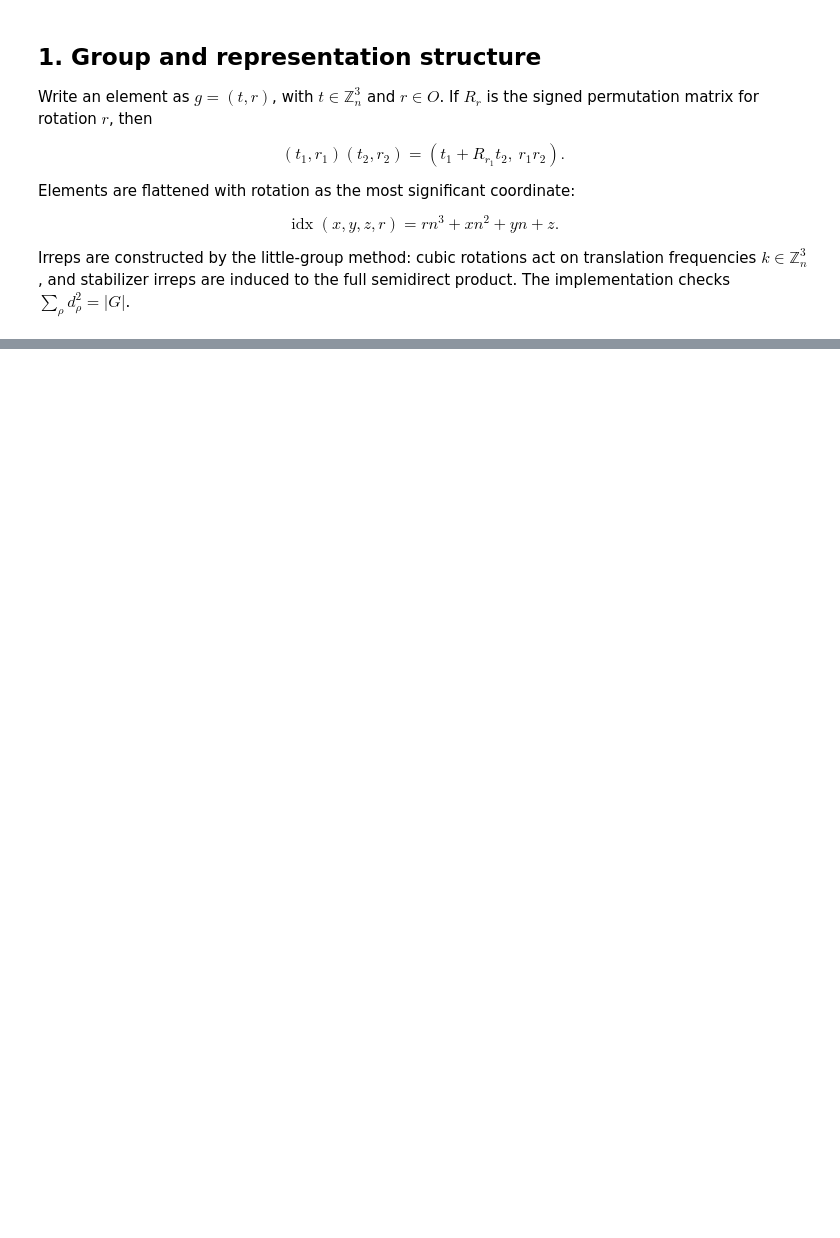
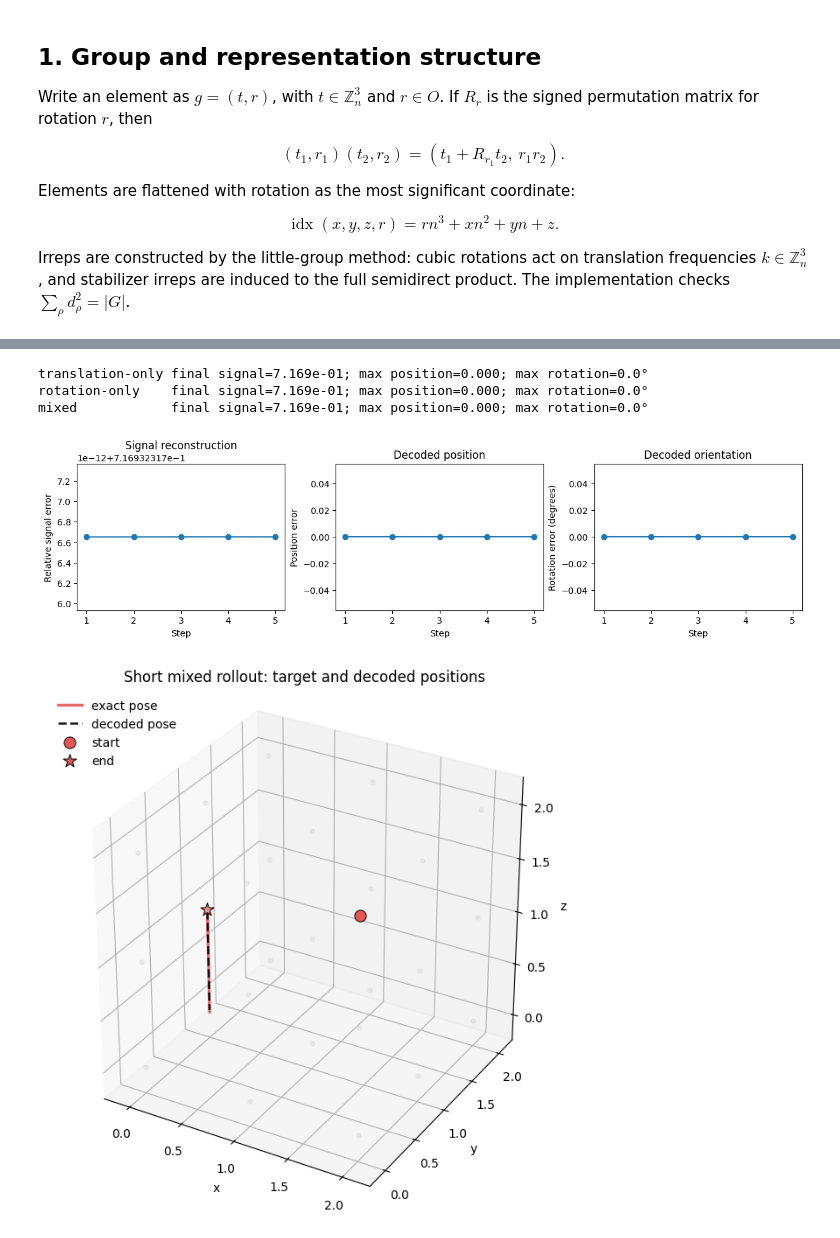
Before and after one commit to geometric-intelligence/grids-and-groups, a Jupyter notebook: notebooks/constructed_networks/rnn_constructed_discrete_SE3.ipynb, the cells around one changed output, grey strips where cells are left out. Cells and saved outputs as stored; diff of their text form; code cells hidden in the pictures; blank space fills up the shorter version.

Commit message:
Revert "clean up notebooks, add Cn^2\rtimesA4 version of DiscreteSE(3)"
This reverts commit ac73d467101c0de8a916d585af7663f1a2b64c48.

```diff
--- a/notebooks/constructed_networks/rnn_constructed_discrete_SE3.ipynb
+++ b/notebooks/constructed_networks/rnn_constructed_discrete_SE3.ipynb
@@ -63,3 +77,15 @@ Elements are flattened with rotation as the most significant coordinate:
 $$\operatorname{idx}(x,y,z,r)=rn^3+xn^2+yn+z.$$
 
 Irreps are constructed by the little-group method: cubic rotations act on translation frequencies $k\in\mathbb{Z}_n^3$, and stabilizer irreps are induced to the full semidirect product. The implementation checks $\sum_\rho d_\rho^2=|G|$.
+# %%
+G_exact = DiscreteSE3Group(n=2)
+irreps_exact = G_exact.irreps()
+dimension_counts = Counter(irrep.dim for irrep in irreps_exact)
+exact_width = sum(hidden_width(irrep) for irrep in irreps_exact)
+
+print(f"|G| = {G_exact.order}")
+print(f"number of irreps = {len(irreps_exact)}")
+print("irrep dimension counts =", dict(sorted(dimension_counts.items())))
+print("Peter–Weyl sum =", sum(irrep.dim**2 for irrep in irreps_exact))
+print("all-irrep hidden width =", exact_width)
+assert sum(irrep.dim**2 for irrep in irreps_exact) == G_exact.order
@@ -261,4 +381,44 @@ rotation_z_90 = rotation_index(
     G,
     [[0, -1, 0], [1, 0, 0], [0, 0, 1]],
 )
+
+sequences = {
+    "translation-only": [G.encode(1, 0, 0, 0)] * 4,
+    "rotation-only": [G.encode(0, 0, 0, rotation_z_90)] * 4,
+    "mixed": [
+        G.encode(1, 0, 0, 0),
+        G.encode(0, 0, 0, rotation_z_90),
+        G.encode(0, 1, 0, 0),
+        G.encode(0, 0, 0, rotation_x_90),
+        G.encode(0, 0, 1, 0),
+    ],
+}
+results = {name: summarize_rollout(name, sequence) for name, sequence in sequences.items()}
+# %% [output]
+translation-only final signal=7.169e-01; max position=0.000; max rotation=0.0°
+rotation-only    final signal=7.169e-01; max position=0.000; max rotation=0.0°
+mixed            final signal=7.169e-01; max position=0.000; max rotation=0.0°
+# %%
+mixed = results["mixed"]
+steps = np.arange(1, len(mixed["signal_errors"]) + 1)
+
+figure, axes = plt.subplots(1, 3, figsize=(12, 3.2), constrained_layout=True)
+axes[0].plot(steps, mixed["signal_errors"], marker="o")
+axes[0].set(xlabel="Step", ylabel="Relative signal error", title="Signal reconstruction")
+axes[1].plot(steps, mixed["position_errors"], marker="o")
+axes[1].set(xlabel="Step", ylabel="Position error", title="Decoded position")
+axes[2].plot(steps, np.degrees(mixed["orientation_errors"]), marker="o")
+axes[2].set(xlabel="Step", ylabel="Rotation error (degrees)", title="Decoded orientation")
+plt.show()
+
+plot_pose_trajectory(
+    G,
+    mixed["target_poses"][:, :3],
+    mixed["predicted_poses"][:, :3],
+    title="Short mixed rollout: target and decoded positions",
+)
+plt.show()
+# %% [output]
+[figure, added]
+[figure, added]
 # %% [markdown]
```
Also changed, not shown: parts of 22 cells of this notebook, 18 other files.
